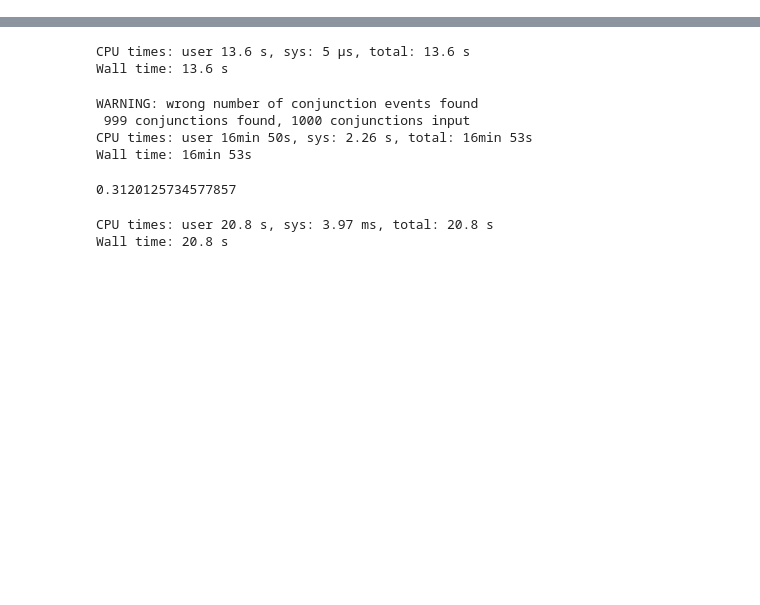
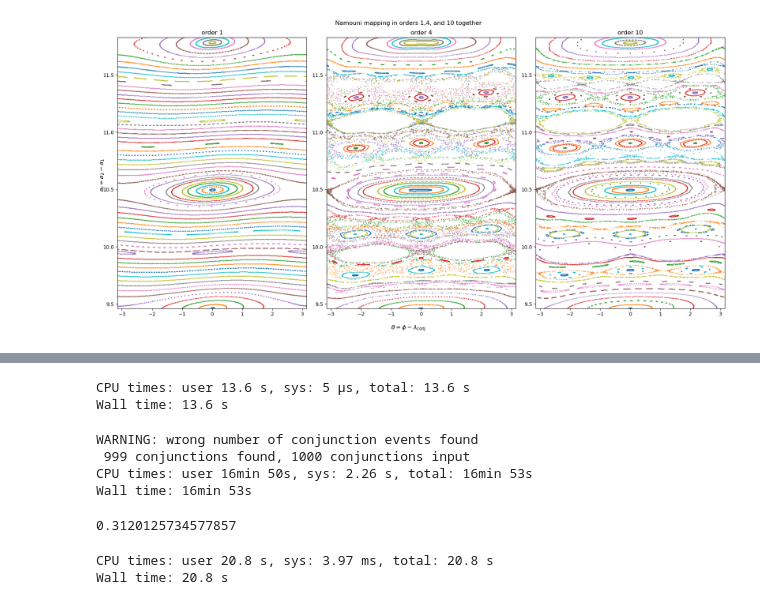
Before and after one commit to Supa-wich/3brproject, a Jupyter notebook: testmap.ipynb, the cells around one changed output, grey strips where cells are left out. Saved outputs shown, nothing was run; the diff lists cells and outputs as text; code cells hidden in the pictures; blank space fills up the shorter version.

```diff
--- a/testmap.ipynb
+++ b/testmap.ipynb
@@ -889,0 +986,93 @@ for i, ar in enumerate(ar0_list):
+# %%
+%%time
+#plot all orders together - Istar version
+# Npts = 70
+# x0_arr = np.linspace(0,0.25,Npts)
+# epsilon = (3e-6/3)**(1/3)
+ind = 1
+#order = 1
+lambda0 = 0
+phi0 = 0
+
+m = 3*epsilon**3
+# ecc = 3*epsilon
+
+
+# J = 11 #J:J-1 resonance
+# a1 = 1
+# a2 = (J/(J-1))**(2/3)*a1
+# ecross = (a2-a1)/a1
+# ar_res = ecross/epsilon
+print(ecc, epsilon)
+
+
+
+ordarray = [1,4,10]
+
+ar0_list = (1+x0_arr)*ar_res
+#ar0_list = np.linspace(13.33447880751,  15.5, Na) # list of a = a2-a1 values
+K0_list = 3/8*ar0_list**2
+I0 = (ecc/epsilon)**2/2
+# print(I0)
+C = K0_list[0]-I0 # conserved quantity
+I_list = K0_list - C #for the same conserved quantity
+I_list /= ar0_list**2
+e0_list = np.sqrt(2*I_list)*ecross
+print(I_list[0],e0_list[0])
+
+Nconj = 500
+
+
+fig, axes = plt.subplots(1,3,figsize=(18,9))
+fig.supxlabel(r'$\theta = \phi- \lambda_{conj}$')
+fig.supylabel('$a_r = a_2 - a_1$')
+fig.suptitle('Namouni mapping in orders 1,4, and 10 together')
+
+axes[0].set_title(f'order 1')
+axes[1].set_title(f'order 4')
+axes[2].set_title(f'order 10')
+# ax.set_xlim(-np.pi, np.pi)
+axes[0].set_xlim(-np.pi, np.pi)
+axes[0].set_ylim(ar0_list[0],ar0_list[-1])
+axes[1].set_xlim(-np.pi, np.pi)
+axes[1].set_ylim(ar0_list[0],ar0_list[-1])
+axes[2].set_xlim(-np.pi, np.pi)
+axes[2].set_ylim(ar0_list[0],ar0_list[-1])
+
+theta_conj_all = np.zeros((len(ordarray),len(ar0_list), Nconj+1))
+ar_conj_all = np.zeros((len(ordarray),len(ar0_list), Nconj+1))
+Istar_conj_all = np.zeros((len(ordarray),len(ar0_list), Nconj+1))
+for j in range(len(ordarray)):
+    order = ordarray[j]
+    ar_conj = np.zeros((len(ar0_list), Nconj+1))
+    theta_conj = np.zeros((len(ar0_list), Nconj+1))
+    K_conj = np.zeros((len(ar0_list), Nconj+1))
+    I_conj = np.zeros((len(ar0_list), Nconj+1))
+    n_map_2 = NamouniMap_Star(m,ind,order)
+
+    for i, ar in enumerate(ar0_list):
+        e0 = e0_list[i]
+        a_r0 = ar
+        # I0 = n_map.I0
+        # K0 = n_map.K0
+        #print(e0)
+        # initial conditions
+        #integrating
+        IC = (e0,a_r0,phi0,lambda0)
+        Is, Ks, phis, lambdas, hs, ks = n_map_2(IC,Nconj,order)
+        thetas = (phis-lambdas+np.pi) % (2*np.pi) - np.pi
+        #thetas = np.where(thetas>np.pi, thetas - 2*np.pi, thetas)
+        ar_conj[i,:] = np.sqrt(8/3*Ks)
+        theta_conj[i,:] = thetas
+        I_conj[i,:] = Is
+        K_conj[i,:] = Ks
+    theta_conj_all[j,:,:] = theta_conj
+    ar_conj_all[j,:,:] = ar_conj
+    #  plot
+    axes[j].plot(theta_conj.T, ar_conj.T, '.', markersize=1,rasterized=True)
+
+#ax.set_ylim(13.33447880751,  15.5)
+#ax.axvline(.0026987345)
+fig.tight_layout()
+plt.savefig(f"namouni_section_ord_all_Istar.pdf")
+# %% [output]
@@ -890,3 +1083,4 @@ for i, ar in enumerate(ar0_list):
+[figure, added]
 # %%
 def setup_tri(j, k, mutot, etilde, pomega2, lambda_target, ind, iterations = 10):
     ecross = 2*k/(3*j)
```
Also changed, not shown: parts of 18 cells of this notebook.
